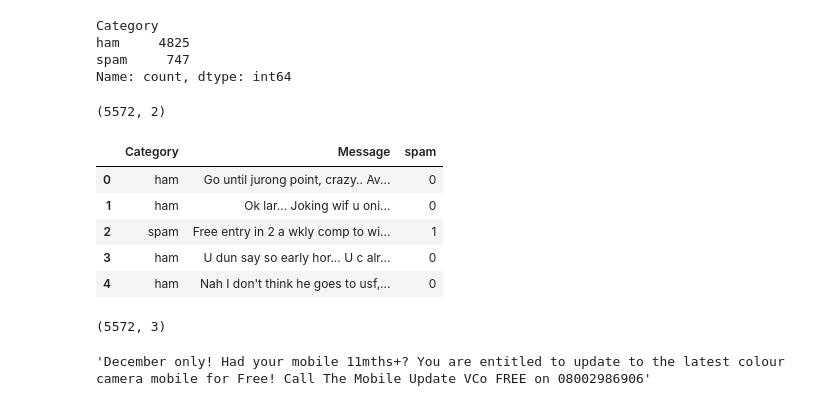
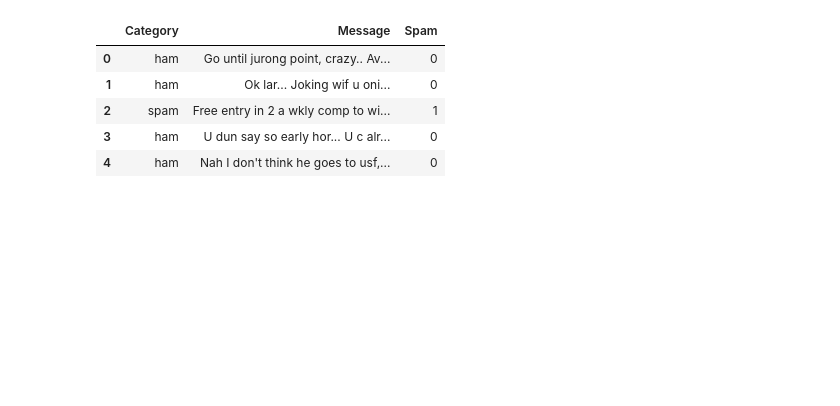
Before and after one commit to Fazlul-Karim-Shahed/Python, a Jupyter notebook: NLP/Bag of Words.ipynb, the cells around one changed output. Cells and saved outputs as stored; diff of their text form; code cells hidden in the pictures; blank space fills up the shorter version.

```diff
--- a/NLP/Bag of Words.ipynb
+++ b/NLP/Bag of Words.ipynb
@@ -22,11 +15,0 @@ ds
-# %%
-ds.Category.value_counts()
-# %% [output]
-Category
-ham     4825
-spam     747
-Name: count, dtype: int64
-# %%
-ds.shape
-# %% [output]
-(5572, 2)
@@ -39,18 +16,10 @@ ds.shape
 # %%
-# ds['spam'] = ds['Category'].apply(myFun)
-
-
-ds['spam'] = ds['Category'].apply(lambda x: 1 if x=='spam' else 0)
+ds['Spam'] = ds.Category.apply(lambda x: 1 if x=='spam' else 0)
+ds.head()
+# %% [output]
+|  | Category | Message | Spam |
+| 0 | ham | Go until jurong point, crazy.. Av... | 0 |
+| 1 | ham | Ok lar... Joking wif u oni... | 0 |
+| 2 | spam | Free entry in 2 a wkly comp to wi... | 1 |
+| 3 | ham | U dun say so early hor... U c alr... | 0 |
+| 4 | ham | Nah I don't think he goes to usf,... | 0 |
-# %%
-ds.head()
-# %% [output]
-|  | Category | Message | spam |
-| 0 | ham | Go until jurong point, crazy.. Av... | 0 |
-| 1 | ham | Ok lar... Joking wif u oni... | 0 |
-| 2 | spam | Free entry in 2 a wkly comp to wi... | 1 |
-| 3 | ham | U dun say so early hor... U c alr... | 0 |
-| 4 | ham | Nah I don't think he goes to usf,... | 0 |
-# %%
-ds.shape
-# %% [output]
-(5572, 3)
@@ -61,4 +25,0 @@ xTrain, xTest, yTrain, yTest = train_test_split(ds['Message'], ds['spam'], test_
-# %%
-xTrain.values[1]
-# %% [output]
-'December only! Had your mobile 11mths+? You are entitled to update to the latest colour camera mobile for Free! Call The Mobile Update VCo FREE on 08002986906'
```
Also changed, not shown: parts of 30 cells of this notebook, 1 other file.
